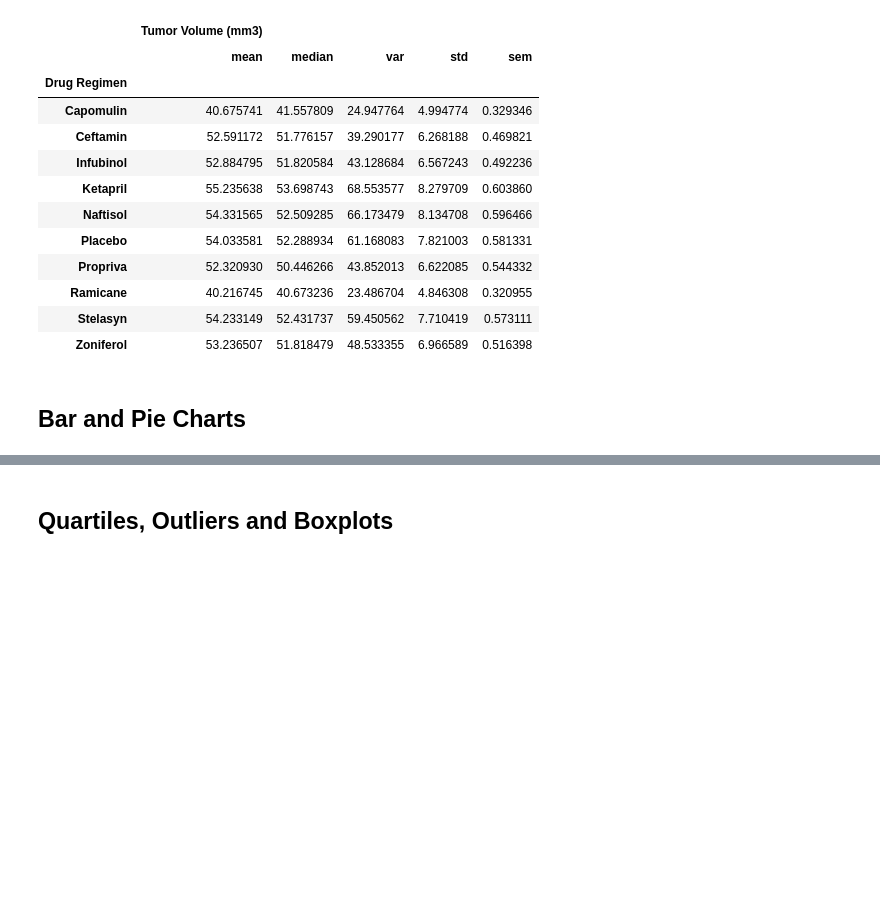
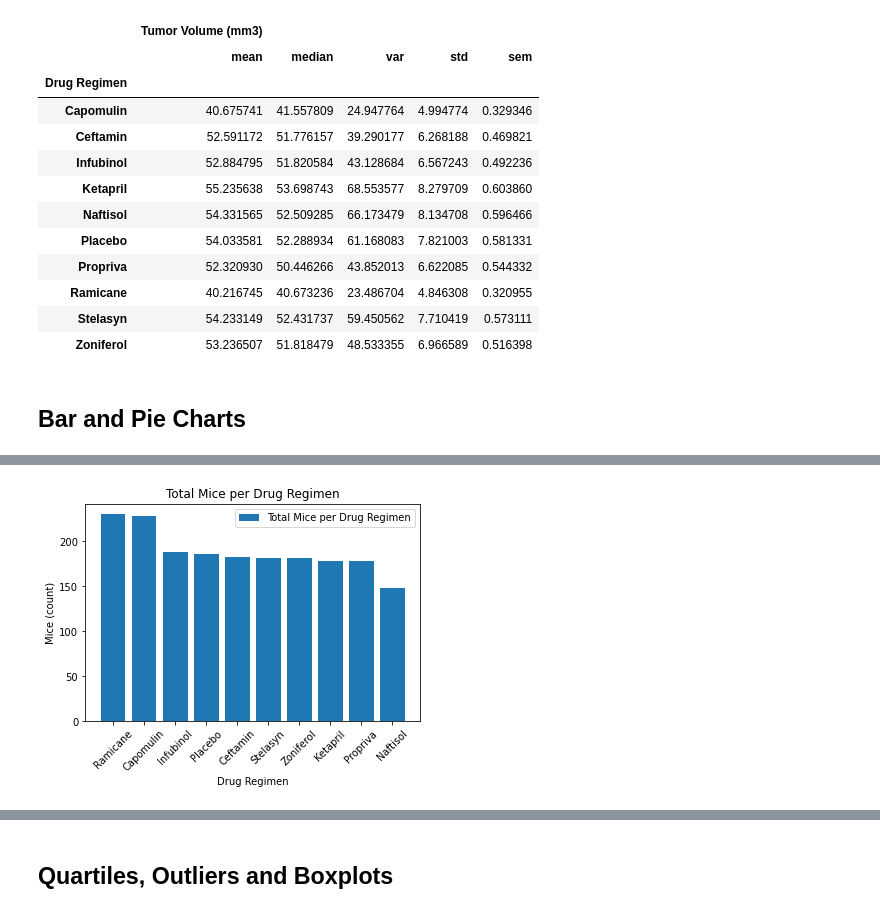
Before and after one commit to ItsGreyedOut/Matplotlib-Challenge, a Jupyter notebook: Pymaceuticals/pymaceuticals_starter.ipynb, the cells around one changed output, grey strips where cells are left out. Drawn from its saved outputs; the diff is of its cells as text; code cells hidden in the pictures; blank space fills up the shorter version.

```diff
--- a/Pymaceuticals/pymaceuticals_starter.ipynb
+++ b/Pymaceuticals/pymaceuticals_starter.ipynb
@@ -154,4 +166,15 @@ clean_data.groupby(["Drug Regimen"]).agg({"Tumor Volume (mm3)":['mean','median',
 # %%
-# Generate a bar plot showing the total number of unique mice tested on each drug regimen using pyplot.
+# Generate a bar plot showing the total number of unique mice tested on each drug regimen using pyplot
+myplt = clean_data["Drug Regimen"].unique()
+myplt
+plt.title("Total Mice per Drug Regimen")
+plt.xlabel("Drug Regimen")
+plt.ylabel("Mice (count)")
+plt.bar(myplt, height=(mouseplt), label="Total Mice per Drug Regimen")
+plt.xticks(rotation=45)
+plt.legend()
+plt.show()
+# %% [output]
+[figure, added]
 # %%
 # Generate a pie plot showing the distribution of female versus male mice using pandas
```
Also changed, not shown: parts of 5 cells of this notebook.
